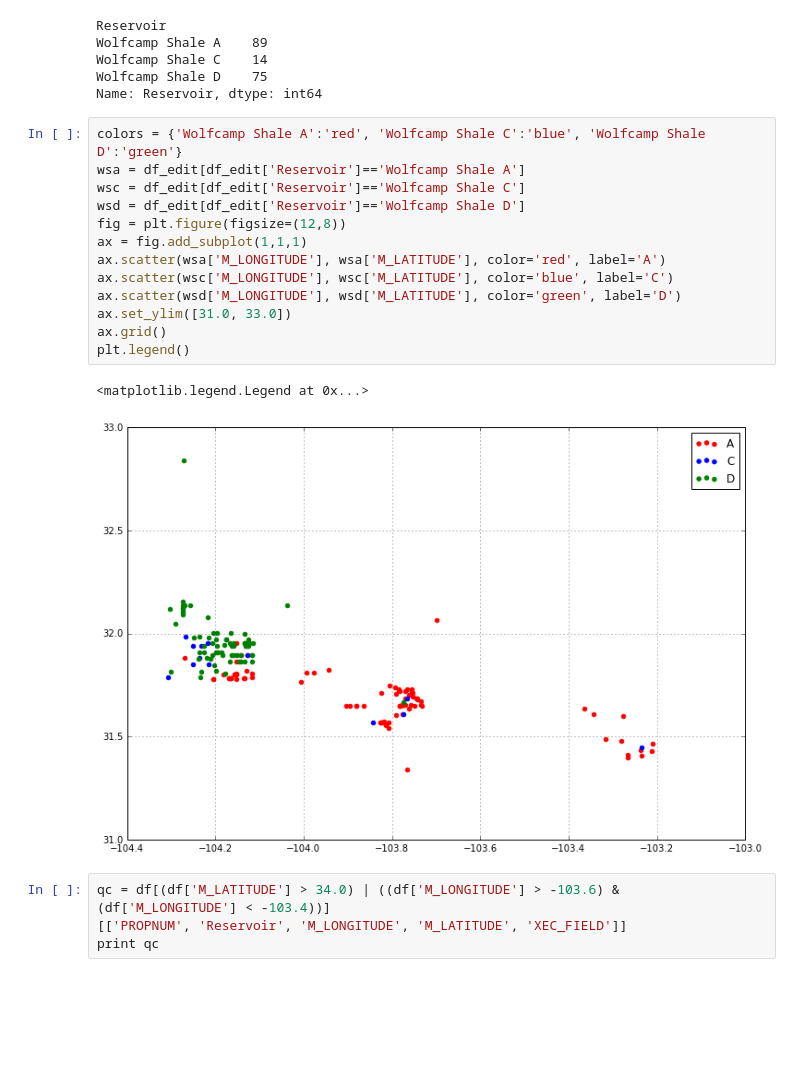
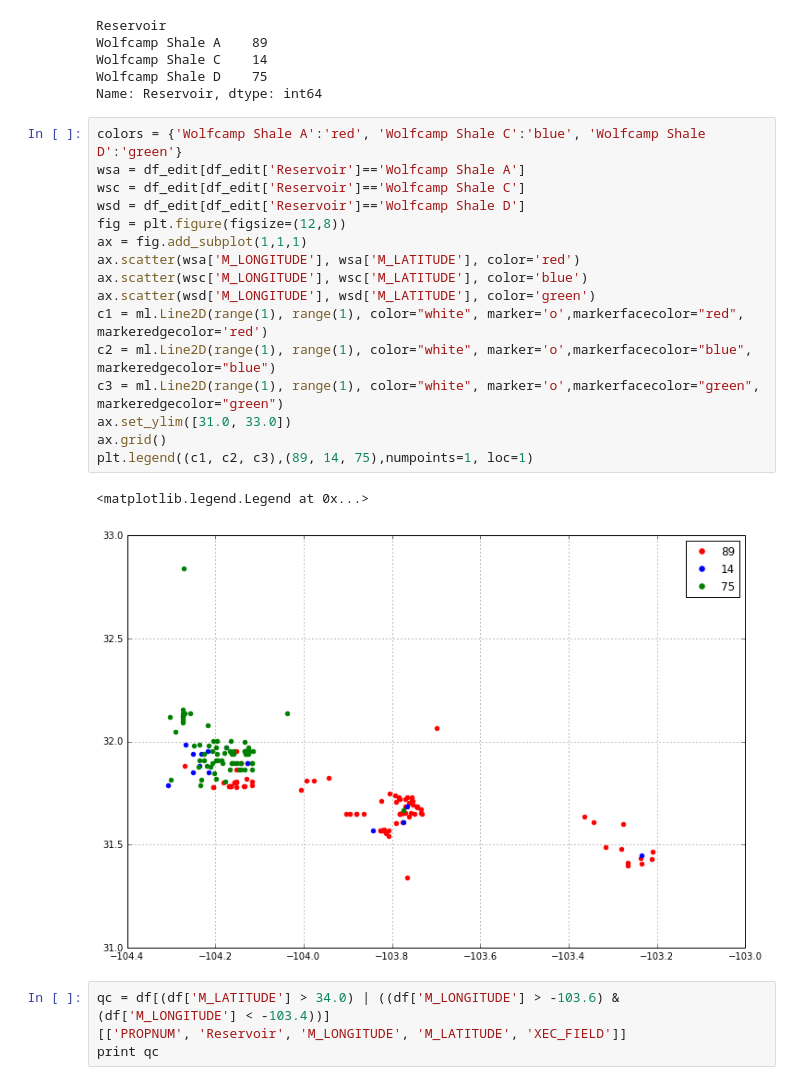
Before and after one commit to jpgrana/bayesian-approach-predicting-well-production, a Jupyter notebook: production.ipynb, the cells around one changed output. Cells and saved outputs as stored; diff of their text form; blank space fills up the shorter version.

```diff
--- a/production.ipynb
+++ b/production.ipynb
@@ -172,19 +172,22 @@ Name: Reservoir, dtype: int64
 # %%
 colors = {'Wolfcamp Shale A':'red', 'Wolfcamp Shale C':'blue', 'Wolfcamp Shale D':'green'}
 wsa = df_edit[df_edit['Reservoir']=='Wolfcamp Shale A']
 wsc = df_edit[df_edit['Reservoir']=='Wolfcamp Shale C']
 wsd = df_edit[df_edit['Reservoir']=='Wolfcamp Shale D']
 fig = plt.figure(figsize=(12,8))
 ax = fig.add_subplot(1,1,1)
-ax.scatter(wsa['M_LONGITUDE'], wsa['M_LATITUDE'], color='red', label='A')
-ax.scatter(wsc['M_LONGITUDE'], wsc['M_LATITUDE'], color='blue', label='C')
-ax.scatter(wsd['M_LONGITUDE'], wsd['M_LATITUDE'], color='green', label='D')
+ax.scatter(wsa['M_LONGITUDE'], wsa['M_LATITUDE'], color='red')
+ax.scatter(wsc['M_LONGITUDE'], wsc['M_LATITUDE'], color='blue')
+ax.scatter(wsd['M_LONGITUDE'], wsd['M_LATITUDE'], color='green')
+c1 = ml.Line2D(range(1), range(1), color="white", marker='o',markerfacecolor="red", markeredgecolor='red')
+c2 = ml.Line2D(range(1), range(1), color="white", marker='o',markerfacecolor="blue", markeredgecolor="blue")
+c3 = ml.Line2D(range(1), range(1), color="white", marker='o',markerfacecolor="green", markeredgecolor="green")
 ax.set_ylim([31.0, 33.0])
 ax.grid()
-plt.legend()
+plt.legend((c1, c2, c3),(89, 14, 75),numpoints=1, loc=1)
 # %% [output]
 <matplotlib.legend.Legend at 0x...>
-[figure, old version]
+[figure, new version]
 # %%
 qc = df[(df['M_LATITUDE'] > 34.0) | ((df['M_LONGITUDE'] > -103.6) & (df['M_LONGITUDE'] < -103.4))]
 [['PROPNUM', 'Reservoir', 'M_LONGITUDE', 'M_LATITUDE', 'XEC_FIELD']]
```
Also changed, not shown: 3 other files.
